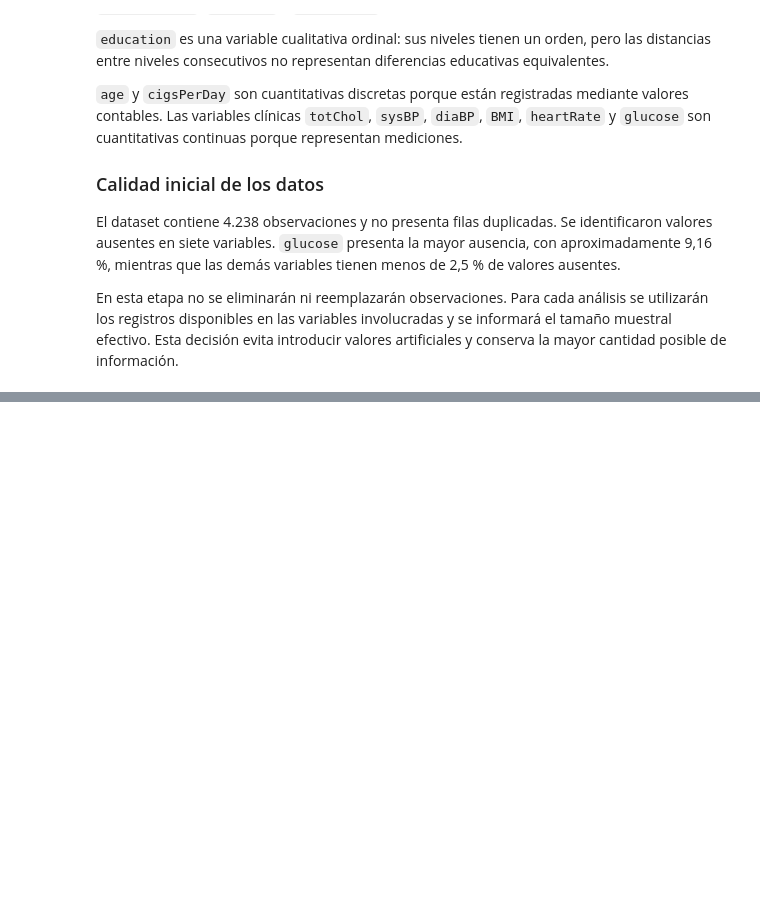
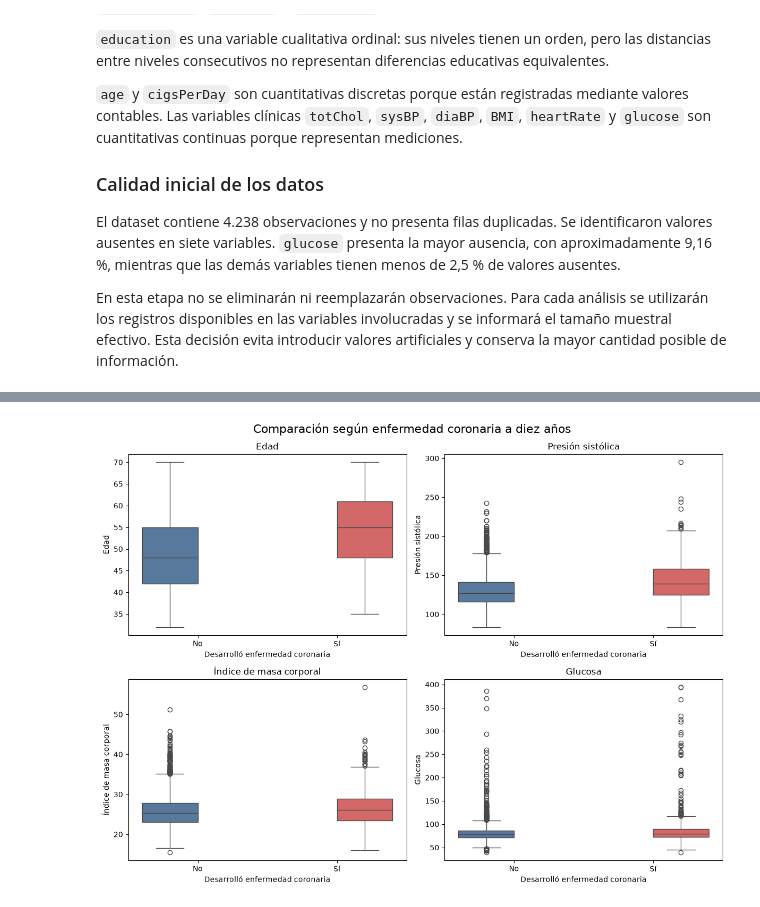
Before and after one commit to alexander-seor/MCDI501-Proyecto-Framingham, a Jupyter notebook: fase-1/formativa-1/notebooks/formativa_1_framingham.ipynb, the cells around one changed output, grey strips where cells are left out. Saved outputs shown, nothing was run; the diff lists cells and outputs as text; code cells hidden in the pictures; blank space fills up the shorter version.

```diff
--- a/fase-1/formativa-1/notebooks/formativa_1_framingham.ipynb
+++ b/fase-1/formativa-1/notebooks/formativa_1_framingham.ipynb
@@ -240,0 +597,62 @@ En esta etapa no se eliminarán ni reemplazarán observaciones. Para cada análi
+# %%
+variables_comparacion = [
+    "age",
+    "sysBP",
+    "BMI",
+    "glucose"
+]
+
+titulos_comparacion = {
+    "age": "Edad",
+    "sysBP": "Presión sistólica",
+    "BMI": "Índice de masa corporal",
+    "glucose": "Glucosa"
+}
+
+fig, ejes = plt.subplots(
+    2,
+    2,
+    figsize=(12, 9)
+)
+
+for variable, eje in zip(
+    variables_comparacion,
+    ejes.flatten()
+):
+    sns.boxplot(
+        data=df_analisis,
+        x="TenYearCHD",
+        y=variable,
+        hue="TenYearCHD",
+        palette={
+            0: "#4C78A8",
+            1: "#E45756"
+        },
+        legend=False,
+        ax=eje
+    )
+
+    eje.set_title(titulos_comparacion[variable])
+    eje.set_xlabel("Desarrolló enfermedad coronaria")
+    eje.set_ylabel(titulos_comparacion[variable])
+    eje.set_xticks(
+        [0, 1],
+        labels=["No", "Sí"]
+    )
+
+fig.suptitle(
+    "Comparación según enfermedad coronaria a diez años",
+    fontsize=16
+)
+
+plt.tight_layout()
+
+fig.savefig(
+    "fase-1/formativa-1/figuras/comparacion_variables_chd.png",
+    dpi=300,
+    bbox_inches="tight"
+)
+
+plt.show()
+# %% [output]
+[figure, added]
```
Also changed, not shown: parts of 26 cells of this notebook, 4 other files.
